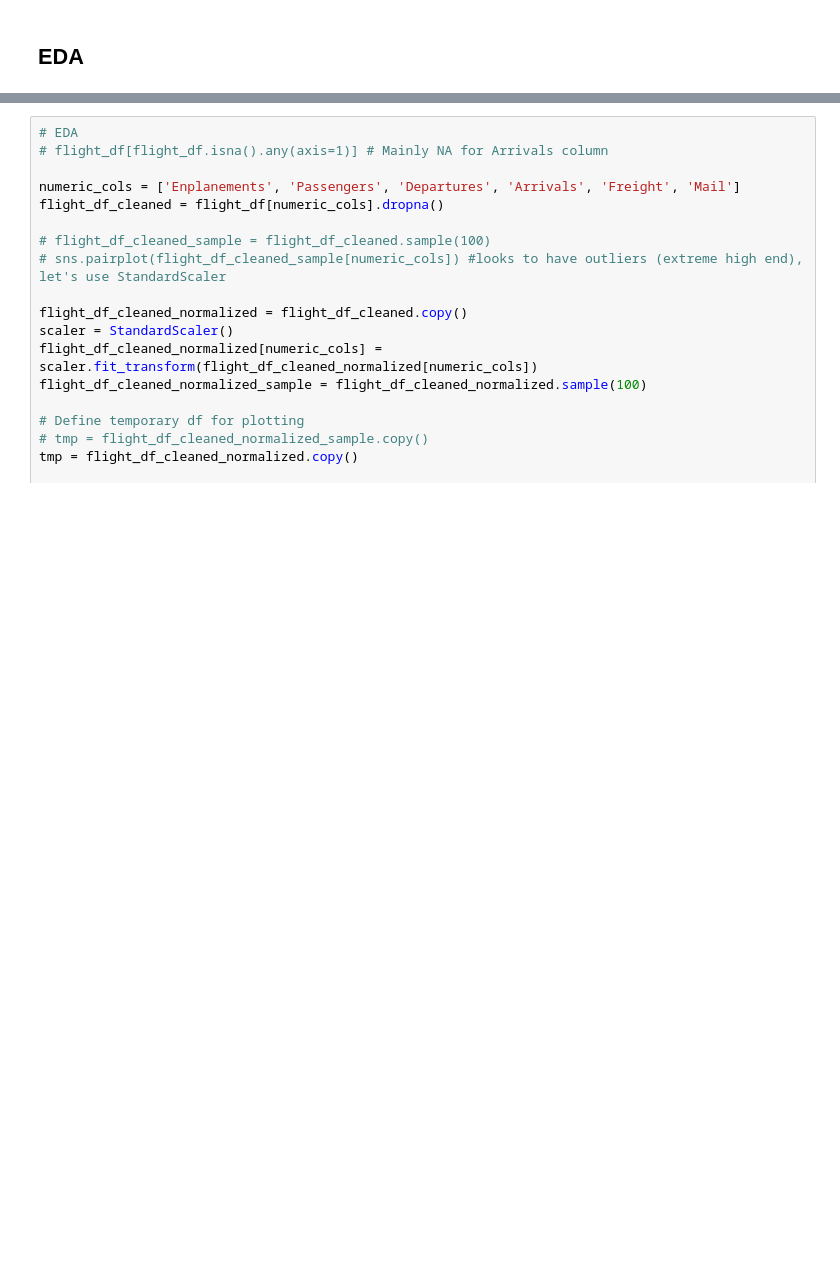
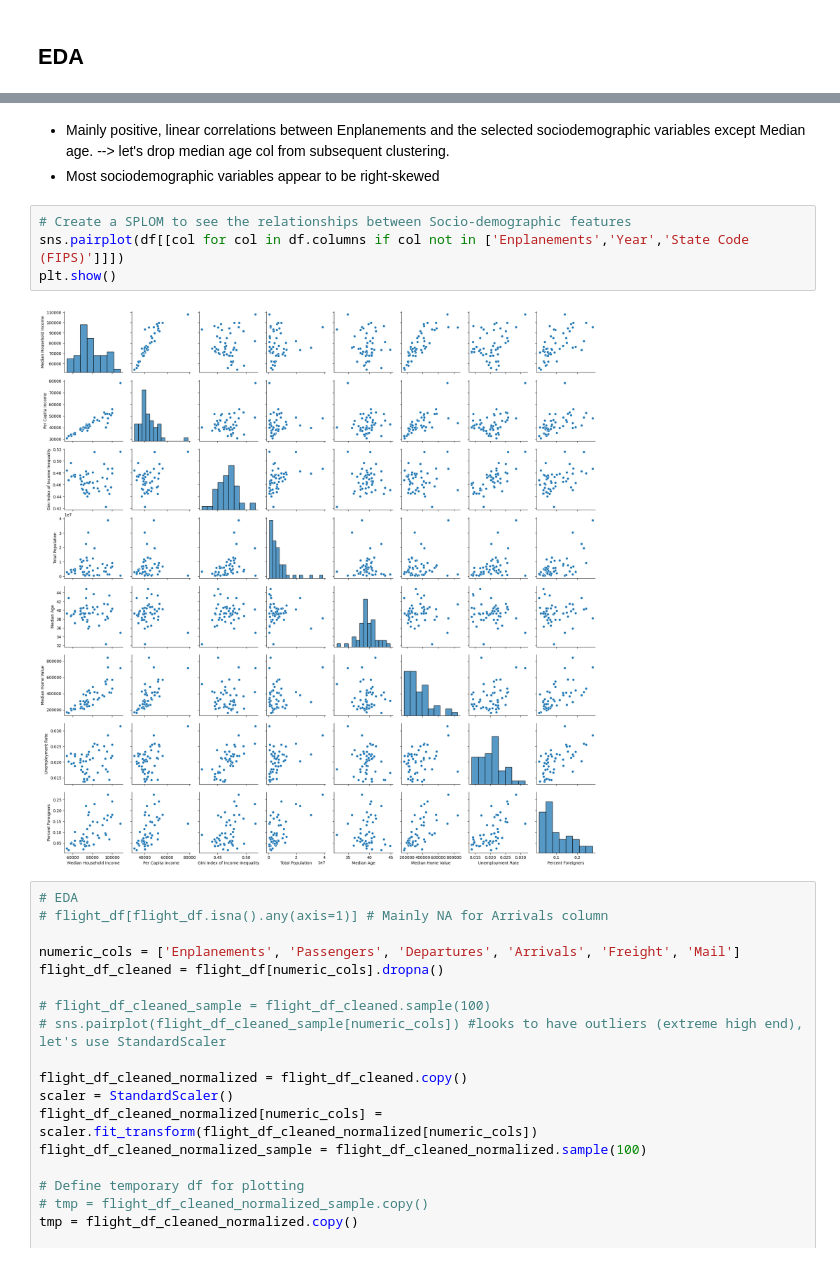
Before and after one commit to ningnonong/air-travel-project, a Jupyter notebook: EDA/MilestoneII_EDA[final].ipynb, the cells around one changed output, grey strips where cells are left out. Cells and saved outputs as stored; diff of their text form; blank space fills up the shorter version.

```diff
--- a/EDA/MilestoneII_EDA[final].ipynb
+++ b/EDA/MilestoneII_EDA[final].ipynb
@@ -266,3 +324,12 @@ flight_df.groupby('State Name').mean()
+# %% [markdown]
+- Mainly positive, linear correlations between Enplanements and the selected sociodemographic variables except Median age. --> let's drop median age col from subsequent clustering.
+- Most sociodemographic variables appear to be right-skewed
+# %%
+# Create a SPLOM to see the relationships between Socio-demographic features
+sns.pairplot(df[[col for col in df.columns if col not in ['Enplanements','Year','State Code (FIPS)']]])
+plt.show()
+# %% [output]
+[figure, added]
 # %%
 # EDA
 # flight_df[flight_df.isna().any(axis=1)] # Mainly NA for Arrivals column
```
Also changed, not shown: parts of 13 cells of this notebook, 3 other files.
